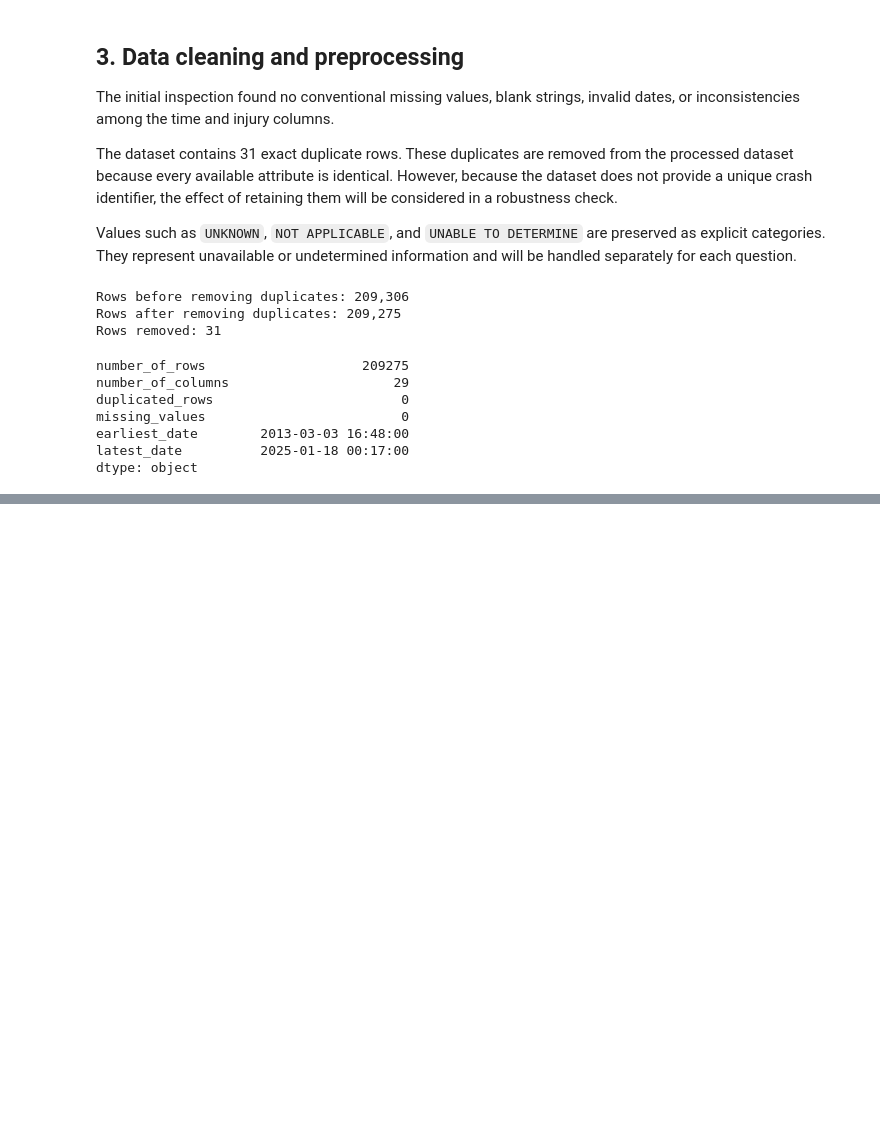
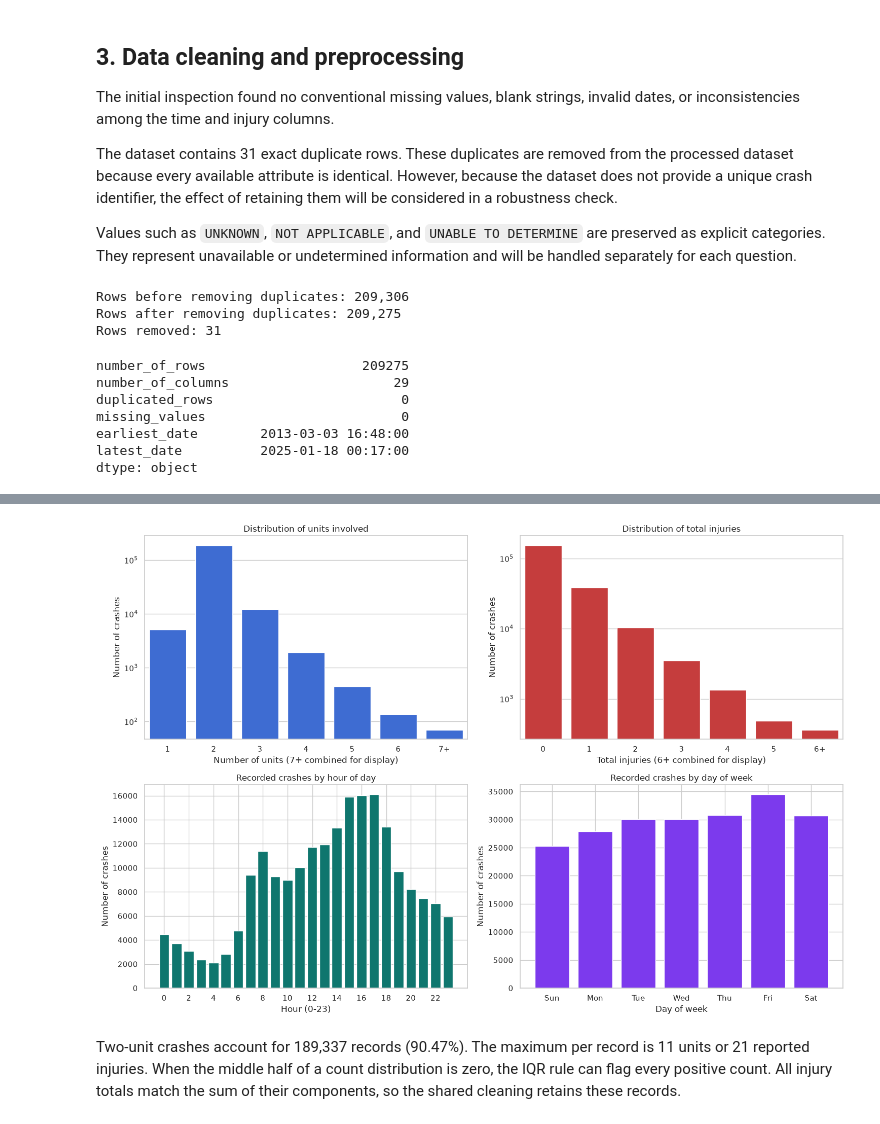
Before and after one commit to Tam-Khuyen/Traffic-Accidents, a Jupyter notebook: notebooks/01_collection_exploration.ipynb, the cells around one changed output, grey strips where cells are left out. Drawn from its saved outputs; the diff is of its cells as text; code cells hidden in the pictures; blank space fills up the shorter version.

```diff
--- a/notebooks/01_collection_exploration.ipynb
+++ b/notebooks/01_collection_exploration.ipynb
@@ -491,0 +694,42 @@ Before this exploration notebook is considered complete, the following analyses
+# %%
+num_units_plot = clean_df["num_units"].where(clean_df["num_units"] <= 6, "7+").astype(str)
+num_units_order = ["1", "2", "3", "4", "5", "6", "7+"]
+
+injuries_plot = clean_df["injuries_total"].where(clean_df["injuries_total"] <= 5, "6+").astype(str)
+injuries_order = ["0", "1", "2", "3", "4", "5", "6+"]
+
+weekday_labels = {1: "Sun", 2: "Mon", 3: "Tue", 4: "Wed", 5: "Thu", 6: "Fri", 7: "Sat"}
+weekday_counts = clean_df["crash_day_of_week"].map(weekday_labels).value_counts().reindex(weekday_labels.values())
+
+fig, axes = plt.subplots(2, 2, figsize=(15, 10))
+
+sns.countplot(x=num_units_plot, order=num_units_order, color="#2563EB", ax=axes[0, 0])
+axes[0, 0].set_title("Distribution of units involved")
+axes[0, 0].set_xlabel("Number of units (7+ combined for display)")
+axes[0, 0].set_ylabel("Number of crashes")
+axes[0, 0].set_yscale("log")
+
+sns.countplot(x=injuries_plot, order=injuries_order, color="#DC2626", ax=axes[0, 1])
+axes[0, 1].set_title("Distribution of total injuries")
+axes[0, 1].set_xlabel("Total injuries (6+ combined for display)")
+axes[0, 1].set_ylabel("Number of crashes")
+axes[0, 1].set_yscale("log")
+
+hourly_counts = clean_df["crash_hour"].value_counts().sort_index()
+axes[1, 0].bar(hourly_counts.index, hourly_counts.values, color="#0F766E")
+axes[1, 0].set_title("Recorded crashes by hour of day")
+axes[1, 0].set_xlabel("Hour (0-23)")
+axes[1, 0].set_ylabel("Number of crashes")
+axes[1, 0].set_xticks(range(0, 24, 2))
+
+axes[1, 1].bar(weekday_counts.index, weekday_counts.values, color="#7C3AED")
+axes[1, 1].set_title("Recorded crashes by day of week")
+axes[1, 1].set_xlabel("Day of week")
+axes[1, 1].set_ylabel("Number of crashes")
+
+plt.tight_layout()
+plt.show()
+# %% [output]
+[figure, added]
+# %% [markdown]
+Two-unit crashes account for 189,337 records (90.47%). The maximum per record is 11 units or 21 reported injuries. When the middle half of a count distribution is zero, the IQR rule can flag every positive count. All injury totals match the sum of their components, so the shared cleaning retains these records.
```
Also changed, not shown: parts of 38 cells of this notebook, 2 other files.
